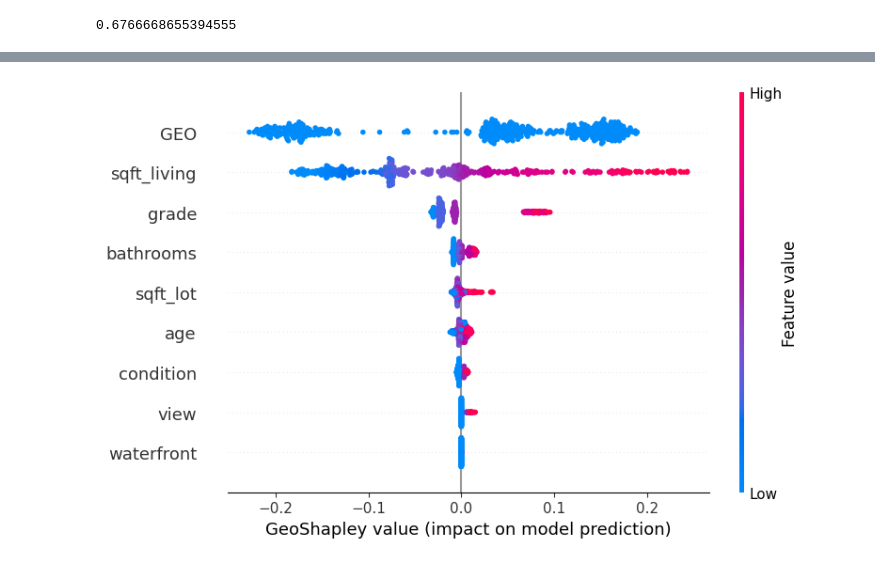
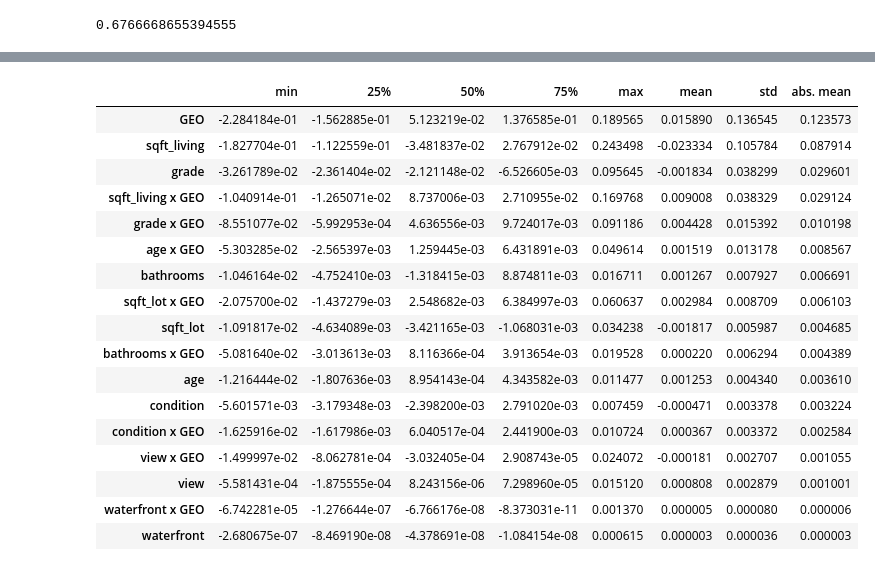
Before and after one commit to Ziqi-Li/geoshapley, a Jupyter notebook: notebooks/Seattle house price example.ipynb, the cells around one changed output, grey strips where cells are left out. Cells and saved outputs as stored; diff of their text form; code cells hidden in the pictures.

```diff
--- a/notebooks/Seattle house price example.ipynb
+++ b/notebooks/Seattle house price example.ipynb
@@ -52,4 +52,21 @@ rslt.summary_plot(dpi=100,include_interaction=True)
-# %%
-rslt.summary_plot(dpi=100,include_interaction=False)
-# %% [output]
-[figure, removed]
+# %%
+rslt.summary_statistics()
+# %% [output]
+|  | min | 25% | 50% | 75% | max | mean | std | abs. mean |
+| GEO | -2.284184e-01 | -1.562885e-01 | 5.123219e-02 | 1.376585e-01 | 0.189565 | 0.015890 | 0.136545 | 0.123573 |
+| sqft_living | -1.827704e-01 | -1.122559e-01 | -3.481837e-02 | 2.767912e-02 | 0.243498 | -0.023334 | 0.105784 | 0.087914 |
+| grade | -3.261789e-02 | -2.361404e-02 | -2.121148e-02 | -6.526605e-03 | 0.095645 | -0.001834 | 0.038299 | 0.029601 |
+| sqft_living x GEO | -1.040914e-01 | -1.265071e-02 | 8.737006e-03 | 2.710955e-02 | 0.169768 | 0.009008 | 0.038329 | 0.029124 |
+| grade x GEO | -8.551077e-02 | -5.992953e-04 | 4.636556e-03 | 9.724017e-03 | 0.091186 | 0.004428 | 0.015392 | 0.010198 |
+| age x GEO | -5.303285e-02 | -2.565397e-03 | 1.259445e-03 | 6.431891e-03 | 0.049614 | 0.001519 | 0.013178 | 0.008567 |
+| bathrooms | -1.046164e-02 | -4.752410e-03 | -1.318415e-03 | 8.874811e-03 | 0.016711 | 0.001267 | 0.007927 | 0.006691 |
+| sqft_lot x GEO | -2.075700e-02 | -1.437279e-03 | 2.548682e-03 | 6.384997e-03 | 0.060637 | 0.002984 | 0.008709 | 0.006103 |
+| sqft_lot | -1.091817e-02 | -4.634089e-03 | -3.421165e-03 | -1.068031e-03 | 0.034238 | -0.001817 | 0.005987 | 0.004685 |
+| bathrooms x GEO | -5.081640e-02 | -3.013613e-03 | 8.116366e-04 | 3.913654e-03 | 0.019528 | 0.000220 | 0.006294 | 0.004389 |
+| age | -1.216444e-02 | -1.807636e-03 | 8.954143e-04 | 4.343582e-03 | 0.011477 | 0.001253 | 0.004340 | 0.003610 |
+| condition | -5.601571e-03 | -3.179348e-03 | -2.398200e-03 | 2.791020e-03 | 0.007459 | -0.000471 | 0.003378 | 0.003224 |
+| condition x GEO | -1.625916e-02 | -1.617986e-03 | 6.040517e-04 | 2.441900e-03 | 0.010724 | 0.000367 | 0.003372 | 0.002584 |
+| view x GEO | -1.499997e-02 | -8.062781e-04 | -3.032405e-04 | 2.908743e-05 | 0.024072 | -0.000181 | 0.002707 | 0.001055 |
+| view | -5.581431e-04 | -1.875555e-04 | 8.243156e-06 | 7.298960e-05 | 0.015120 | 0.000808 | 0.002879 | 0.001001 |
+| waterfront x GEO | -6.742281e-05 | -1.276644e-07 | -6.766176e-08 | -8.373031e-11 | 0.001370 | 0.000005 | 0.000080 | 0.000006 |
+| waterfront | -2.680675e-07 | -8.469190e-08 | -4.378691e-08 | -1.084154e-08 | 0.000615 | 0.000003 | 0.000036 | 0.000003 |
```
Also changed, not shown: parts of 6 cells of this notebook.
